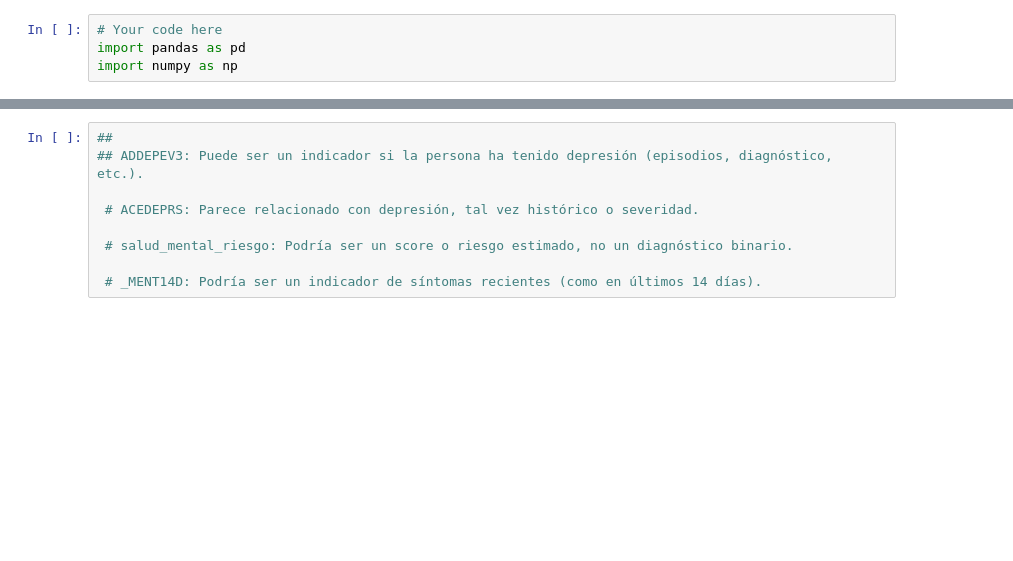
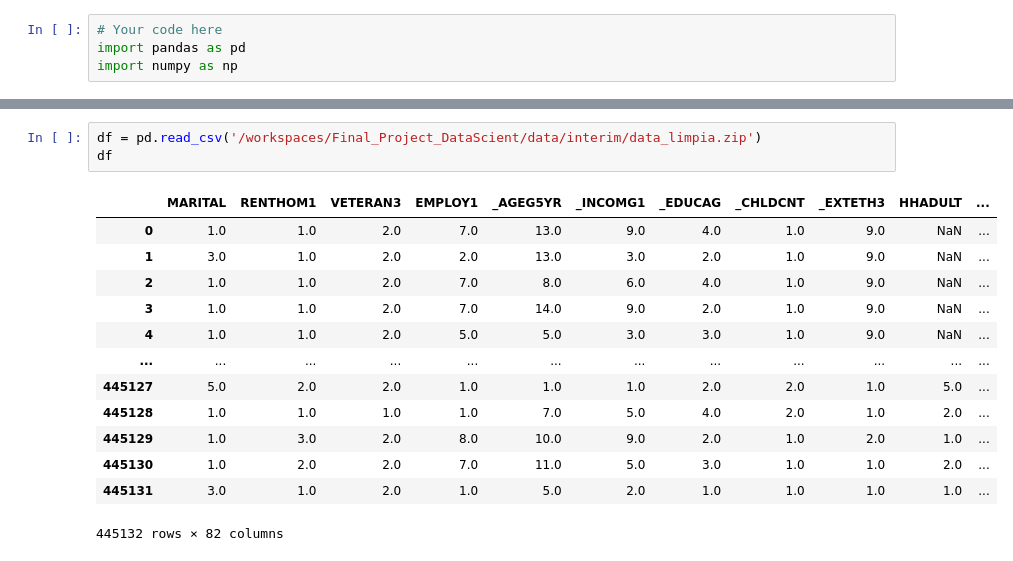
Before and after one commit to MariaDe96/Final_Project_DataScient, a Jupyter notebook: src/explore.ipynb, the cells around one changed output, grey strips where cells are left out. Cells and saved outputs as stored; diff of their text form; blank space fills up the shorter version.

Commit message:
Vuelta a crear data de trabajo con analisis de codificacion de variables

```diff
--- a/src/explore.ipynb
+++ b/src/explore.ipynb
@@ -87,9 +7,17 @@ plt.show()
-# %%
-##
-## ADDEPEV3: Puede ser un indicador si la persona ha tenido depresión (episodios, diagnóstico, etc.).
-
- # ACEDEPRS: Parece relacionado con depresión, tal vez histórico o severidad.
-
- # salud_mental_riesgo: Podría ser un score o riesgo estimado, no un diagnóstico binario.
-
- # _MENT14D: Podría ser un indicador de síntomas recientes (como en últimos 14 días).
+# %%
+df = pd.read_csv('/workspaces/Final_Project_DataScient/data/interim/data_limpia.zip')
+df
+# %% [output]
+|  | MARITAL | RENTHOM1 | VETERAN3 | EMPLOY1 | _AGEG5YR | _INCOMG1 | _EDUCAG | _CHLDCNT | _EXTETH3 | HHADULT | ... |
+| 0 | 1.0 | 1.0 | 2.0 | 7.0 | 13.0 | 9.0 | 4.0 | 1.0 | 9.0 | NaN | ... |
+| 1 | 3.0 | 1.0 | 2.0 | 2.0 | 13.0 | 3.0 | 2.0 | 1.0 | 9.0 | NaN | ... |
+| 2 | 1.0 | 1.0 | 2.0 | 7.0 | 8.0 | 6.0 | 4.0 | 1.0 | 9.0 | NaN | ... |
+| 3 | 1.0 | 1.0 | 2.0 | 7.0 | 14.0 | 9.0 | 2.0 | 1.0 | 9.0 | NaN | ... |
+| 4 | 1.0 | 1.0 | 2.0 | 5.0 | 5.0 | 3.0 | 3.0 | 1.0 | 9.0 | NaN | ... |
+| ... | ... | ... | ... | ... | ... | ... | ... | ... | ... | ... | ... |
+| 445127 | 5.0 | 2.0 | 2.0 | 1.0 | 1.0 | 1.0 | 2.0 | 2.0 | 1.0 | 5.0 | ... |
+| 445128 | 1.0 | 1.0 | 1.0 | 1.0 | 7.0 | 5.0 | 4.0 | 2.0 | 1.0 | 2.0 | ... |
+| 445129 | 1.0 | 3.0 | 2.0 | 8.0 | 10.0 | 9.0 | 2.0 | 1.0 | 2.0 | 1.0 | ... |
+| 445130 | 1.0 | 2.0 | 2.0 | 7.0 | 11.0 | 5.0 | 3.0 | 1.0 | 1.0 | 2.0 | ... |
+| 445131 | 3.0 | 1.0 | 2.0 | 1.0 | 5.0 | 2.0 | 1.0 | 1.0 | 1.0 | 1.0 | ... |
+445132 rows × 82 columns
```
Also changed, not shown: parts of 87 cells of this notebook, 3 other files.
